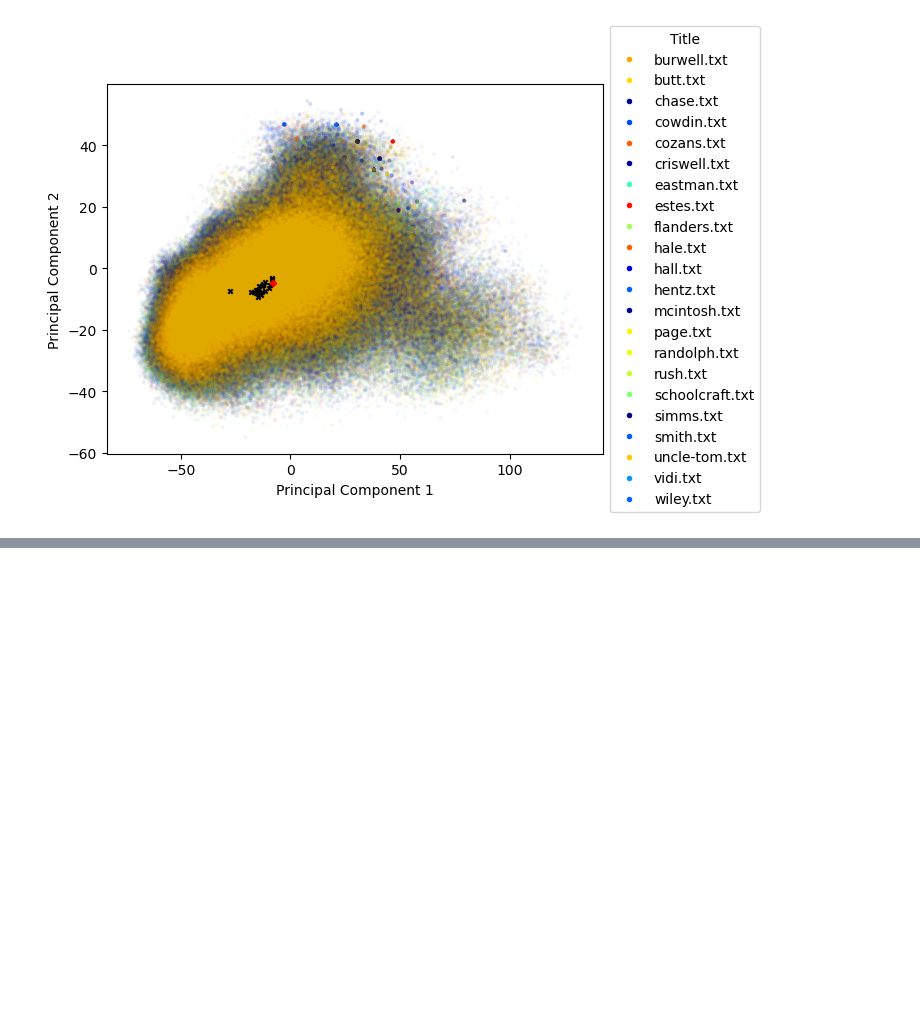
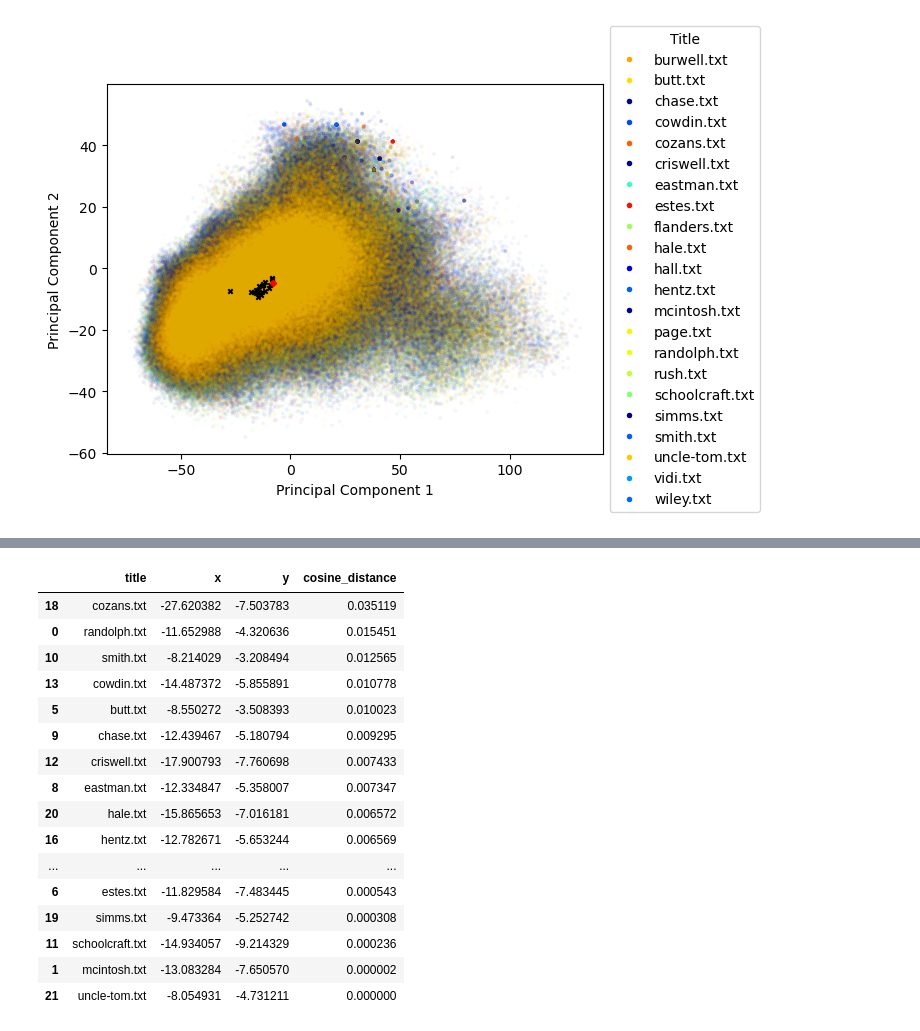
Before and after one commit to park-jay/anti-tom, a Jupyter notebook: anti-tom-viz.ipynb, the cells around one changed output, grey strips where cells are left out. Saved outputs shown, nothing was run; the diff lists cells and outputs as text; code cells hidden in the pictures; blank space fills up the shorter version.

```diff
--- a/anti-tom-viz.ipynb
+++ b/anti-tom-viz.ipynb
@@ -122,0 +171,20 @@ plt.show()
+# %%
+centroid_df.sort_values(by=['cosine_distance'], ascending=False)
+# %% [output]
+|  | title | x | y | cosine_distance |
+| 18 | cozans.txt | -27.620382 | -7.503783 | 0.035119 |
+| 0 | randolph.txt | -11.652988 | -4.320636 | 0.015451 |
+| 10 | smith.txt | -8.214029 | -3.208494 | 0.012565 |
+| 13 | cowdin.txt | -14.487372 | -5.855891 | 0.010778 |
+| 5 | butt.txt | -8.550272 | -3.508393 | 0.010023 |
+| 9 | chase.txt | -12.439467 | -5.180794 | 0.009295 |
+| 12 | criswell.txt | -17.900793 | -7.760698 | 0.007433 |
+| 8 | eastman.txt | -12.334847 | -5.358007 | 0.007347 |
+| 20 | hale.txt | -15.865653 | -7.016181 | 0.006572 |
+| 16 | hentz.txt | -12.782671 | -5.653244 | 0.006569 |
+| ... | ... | ... | ... | ... |
+| 6 | estes.txt | -11.829584 | -7.483445 | 0.000543 |
+| 19 | simms.txt | -9.473364 | -5.252742 | 0.000308 |
+| 11 | schoolcraft.txt | -14.934057 | -9.214329 | 0.000236 |
+| 1 | mcintosh.txt | -13.083284 | -7.650570 | 0.000002 |
+| 21 | uncle-tom.txt | -8.054931 | -4.731211 | 0.000000 |
```
Also changed, not shown: parts of 3 cells of this notebook.
